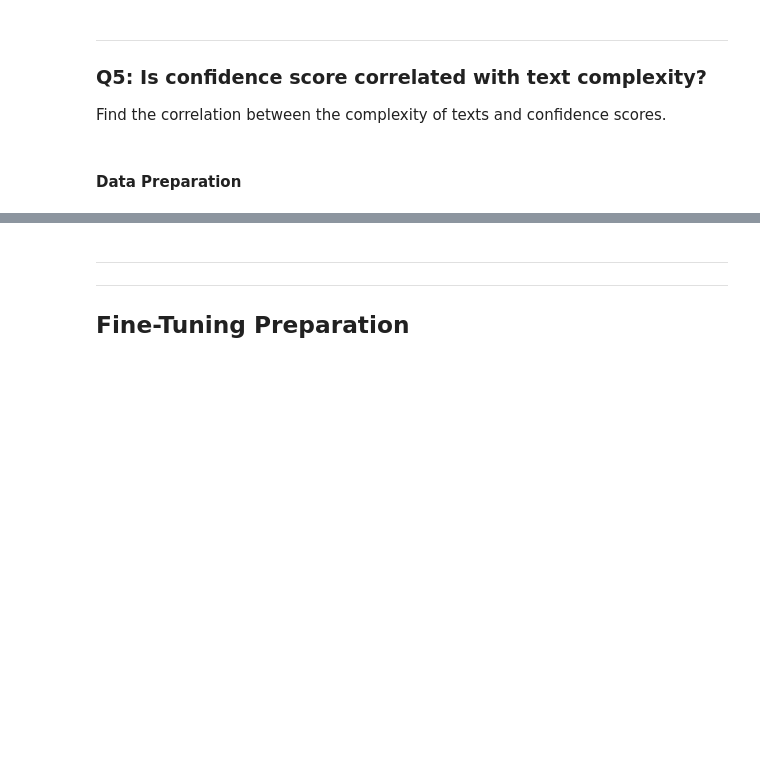
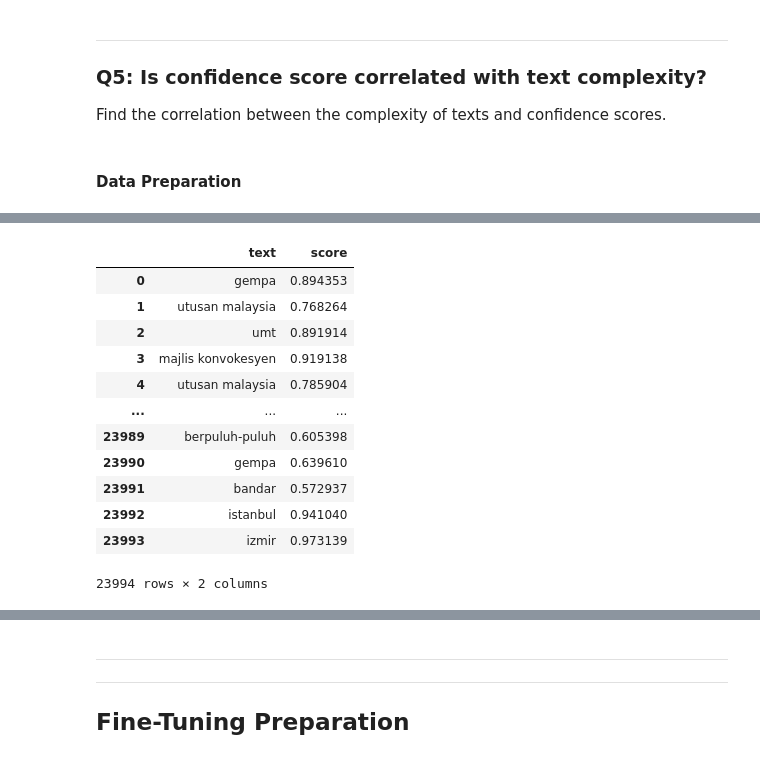
Before and after one commit to marifirfanibrahim/ner_news_malay, a Jupyter notebook: model_gliner/poor_conf_analysis.ipynb, the cells around one changed output, grey strips where cells are left out. Drawn from its saved outputs; the diff is of its cells as text; code cells hidden in the pictures; blank space fills up the shorter version.

```diff
--- a/model_gliner/poor_conf_analysis.ipynb
+++ b/model_gliner/poor_conf_analysis.ipynb
@@ -922,2 +924,18 @@ df.head()
 # %%
+# feature selection
 q5_complex_analysis = df[['text', 'score']].copy()
+q5_complex_analysis
+# %% [output]
+|  | text | score |
+| 0 | gempa | 0.894353 |
+| 1 | utusan malaysia | 0.768264 |
+| 2 | umt | 0.891914 |
+| 3 | majlis konvokesyen | 0.919138 |
+| 4 | utusan malaysia | 0.785904 |
+| ... | ... | ... |
+| 23989 | berpuluh-puluh | 0.605398 |
+| 23990 | gempa | 0.639610 |
+| 23991 | bandar | 0.572937 |
+| 23992 | istanbul | 0.941040 |
+| 23993 | izmir | 0.973139 |
+23994 rows × 2 columns
```
Also changed, not shown: parts of 56 cells of this notebook, 10 other files.
